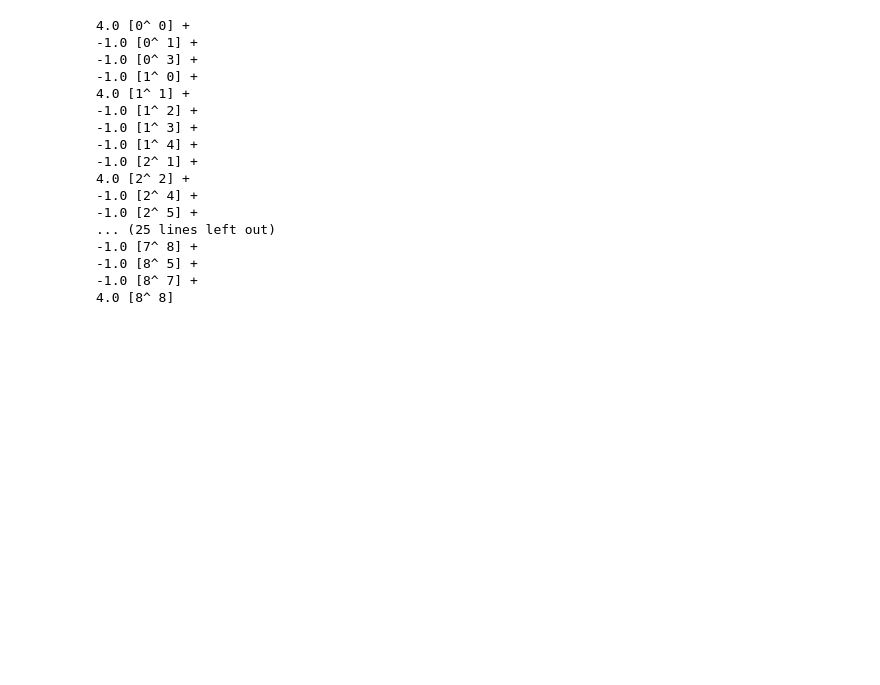
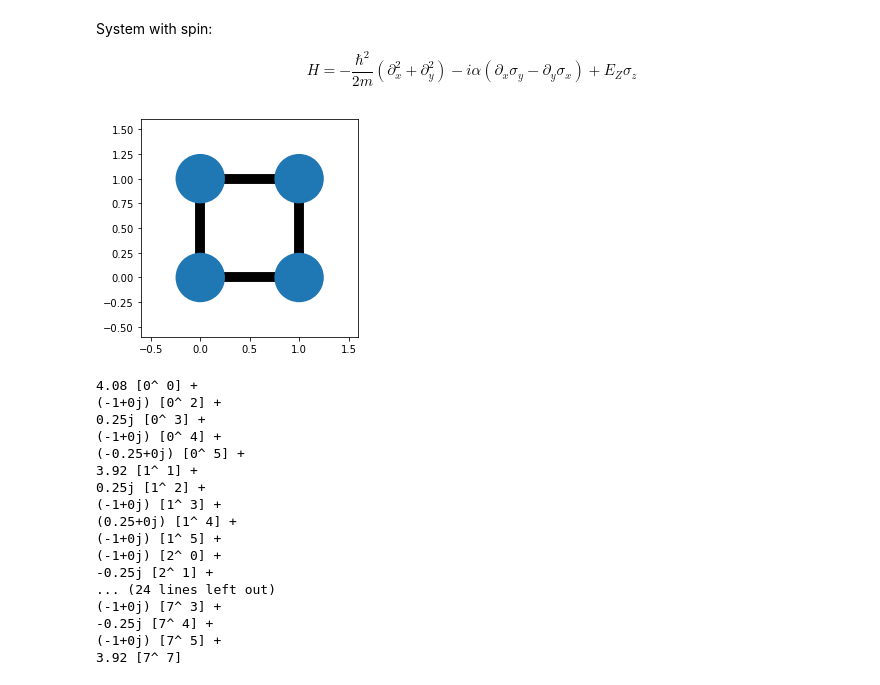
Before and after one commit to alicjadut/kwant_to_openfermion, a Jupyter notebook: demo.ipynb, the cells around one changed output. Cells and saved outputs as stored; diff of their text form; code cells hidden in the pictures; blank space fills up the shorter version.

Commit message:
added spin and multiatomic lattice examples to demo

```diff
--- a/demo.ipynb
+++ b/demo.ipynb
@@ -24,21 +41,59 @@ Get the hamiltonian as an `openfemion.FermionOperator` object:
-# %%
-ham = system_to_FermionOperator(syst)
-print(ham)
-# %% [output]
-4.0 [0^ 0] +
--1.0 [0^ 1] +
--1.0 [0^ 3] +
--1.0 [1^ 0] +
-4.0 [1^ 1] +
--1.0 [1^ 2] +
--1.0 [1^ 3] +
--1.0 [1^ 4] +
--1.0 [2^ 1] +
-4.0 [2^ 2] +
--1.0 [2^ 4] +
--1.0 [2^ 5] +
-... (25 lines left out)
--1.0 [7^ 8] +
--1.0 [8^ 5] +
--1.0 [8^ 7] +
-4.0 [8^ 8]
+# %% [markdown]
+System with spin:
+
+$$H=−\frac{\hbar^2}{2m}(\partial^2_x+\partial^2_y)−i\alpha(\partial_x\sigma_y−\partial_y\sigma_x)+E_Z\sigma_z$$
+# %%
+t=1.0
+alpha=0.5
+e_z=0.08
+L = 2
+
+#Pauli matrices
+import tinyarray
+sigma_0 = tinyarray.array([[1, 0], [0, 1]])
+sigma_x = tinyarray.array([[0, 1], [1, 0]])
+sigma_y = tinyarray.array([[0, -1j], [1j, 0]])
+sigma_z = tinyarray.array([[1, 0], [0, -1]])
+
+
+
+# Start with an empty tight-binding system and a single square lattice.
+# `a` is the lattice constant (by default set to 1 for simplicity).
+lat = kwant.lattice.square()
+
+syst = kwant.Builder()
+
+#### Define the scattering region. ####
+syst[(lat(x, y) for x in range(L) for y in range(L))] = \
+    4 * t * sigma_0 + e_z * sigma_z
+# hoppings in x-direction
+syst[kwant.builder.HoppingKind((1, 0), lat, lat)] = \
+    -t * sigma_0 + 1j * alpha * sigma_y / 2
+# hoppings in y-directions
+syst[kwant.builder.HoppingKind((0, 1), lat, lat)] = \
+    -t * sigma_0 - 1j * alpha * sigma_x / 2
+
+syst = syst.finalized()
+kwant.plot(syst)
+
+ham = system_to_FermionOperator(syst)
+print(ham)
+# %% [output]
+[figure, added]
+4.08 [0^ 0] +
+(-1+0j) [0^ 2] +
+0.25j [0^ 3] +
+(-1+0j) [0^ 4] +
+(-0.25+0j) [0^ 5] +
+3.92 [1^ 1] +
+0.25j [1^ 2] +
+(-1+0j) [1^ 3] +
+(0.25+0j) [1^ 4] +
+(-1+0j) [1^ 5] +
+(-1+0j) [2^ 0] +
+-0.25j [2^ 1] +
+... (24 lines left out)
+(-1+0j) [7^ 3] +
+-0.25j [7^ 4] +
+(-1+0j) [7^ 5] +
+3.92 [7^ 7]
```
Also changed, not shown: parts of 6 cells of this notebook.
